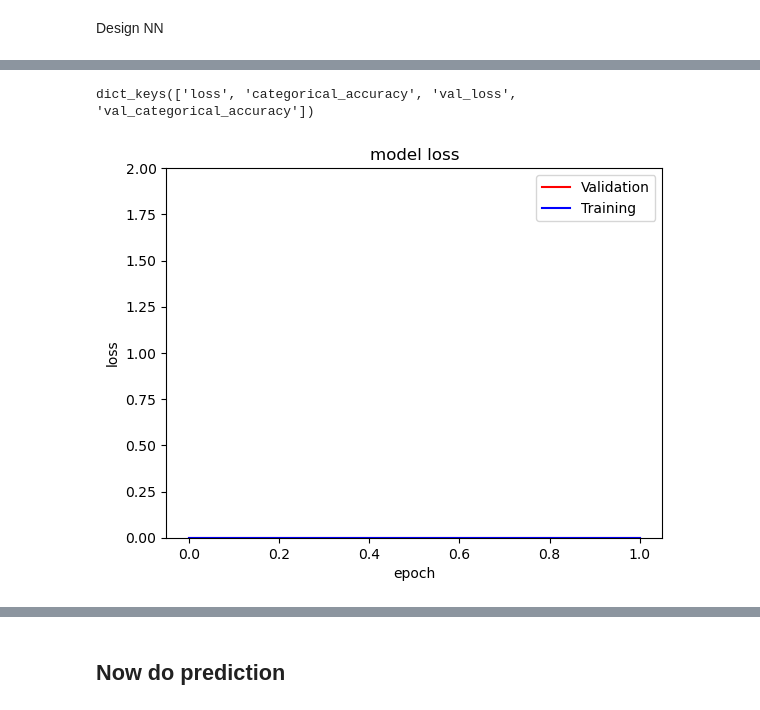
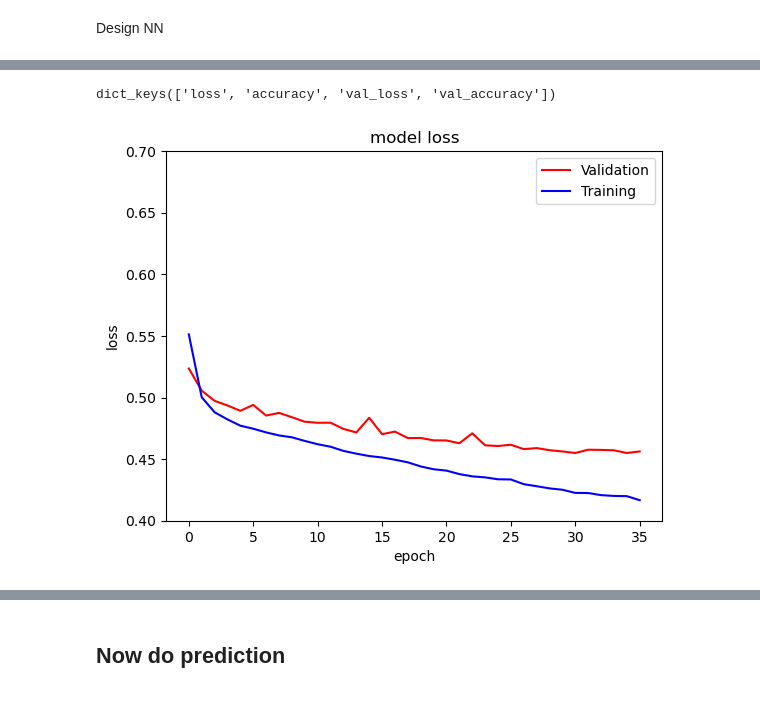
Before and after one commit to feyzijan/GarantiDatathon, a Jupyter notebook: NeuralNet.ipynb, the cells around one changed output, grey strips where cells are left out. Saved outputs shown, nothing was run; the diff lists cells and outputs as text; code cells hidden in the pictures.

```diff
--- a/NeuralNet.ipynb
+++ b/NeuralNet.ipynb
@@ -114,7 +113,7 @@ X_train, X_valid, y_train, y_valid = train_test_split(X_train, y_train, test_siz
 # %% [markdown]
 Performance Plotting Functions
 # %%
-def model_evolution_loss(history,y_lim1=0,y_lim2=2):
+def model_evolution_loss(history,y_lim1=0,y_lim2=0.75):
     # summarize history for loss
     plt.ylim(y_lim1,y_lim2)
     plt.plot(history.history['val_loss'],color='r',label="Validation")
@@ -139,0 +141,18 @@ Design NN
+# %%
+inputs = tf.keras.Input(shape=(n_input,))
+x = tf.keras.layers.Dense(128, activation='relu')(inputs)
+x = tf.keras.layers.Dense(64, activation='relu')(x)
+x = tf.keras.layers.Dense(32, activation='relu')(x)
+outputs = tf.keras.layers.Dense(1, activation='sigmoid')(x)
+
+
+model = tf.keras.Model(inputs=inputs, outputs=outputs)
+
+# Compiling the model with binary crossentropy loss and categorical accuracy metrics
+model.compile(optimizer='adam', loss='binary_crossentropy', metrics=['accuracy'])
+
+# Fitting the model with your training data
+#model.fit(X_train, y_train, epochs=10, batch_size=32)
+early_stopping = EarlyStopping(monitor='val_loss', mode='min', patience=5, restore_best_weights=True)
+
+history = model.fit(X_train, y_train, epochs=100, batch_size = 1024,validation_data=(X_valid,y_valid), verbose=1,callbacks=[early_stopping])
@@ -140,8 +177,5 @@ Design NN
 # %%
-from tensorflow.keras.metrics import RootMeanSquaredError
-
-
-model = Sequential()
+""" model = Sequential()
 
 # hidden layers
 
@@ -152,4 +186,13 @@ model.add(Dense(units=8,activation='relu'))
 model.add(Dense(units=8,activation='relu'))
 
 # final layer
-model.add(Dense(units=1,activation='sigmoid'))
+model.add(Dense(units=1,activation=tf.keras.layers.ThresholdedReLU(theta=0.5,)))
+
+# Compile model
+model.compile(loss=tf.keras.losses.CategoricalCrossentropy(), optimizer='SGD', metrics=["CategoricalAccuracy"])
+
+# Train NN with Early stopping on valid
+early_stopping = EarlyStopping(monitor='val_loss', mode='min', patience=5, restore_best_weights=True)
+
+history = model.fit(X_train, y_train, epochs=100, batch_size = 1024,validation_data=(X_valid,y_valid), verbose=1,callbacks=[early_stopping])
+ """
@@ -183,12 +201,12 @@ Epoch 6/100
 # %%
 history.history.keys()
 # %% [output]
-dict_keys(['loss', 'categorical_accuracy', 'val_loss', 'val_categorical_accuracy'])
+dict_keys(['loss', 'accuracy', 'val_loss', 'val_accuracy'])
 # %%
 # Plot model evolution
-model_evolution_loss(history)
+model_evolution_loss(history,y_lim1=0.4,y_lim2=0.7)
 # %% [output]
-[figure, old version]
+[figure, new version]
 # %%
 # print metrics
 test_set_evalution(model, X_train, X_valid, y_train, y_valid,X_train_test,y_train_test)
```
Also changed, not shown: parts of 37 cells of this notebook, 3 other files.
